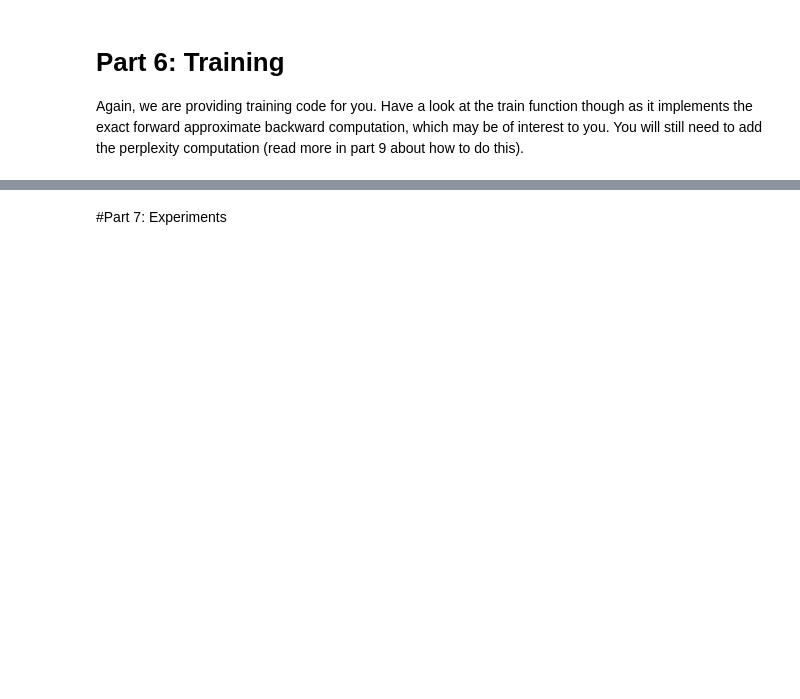
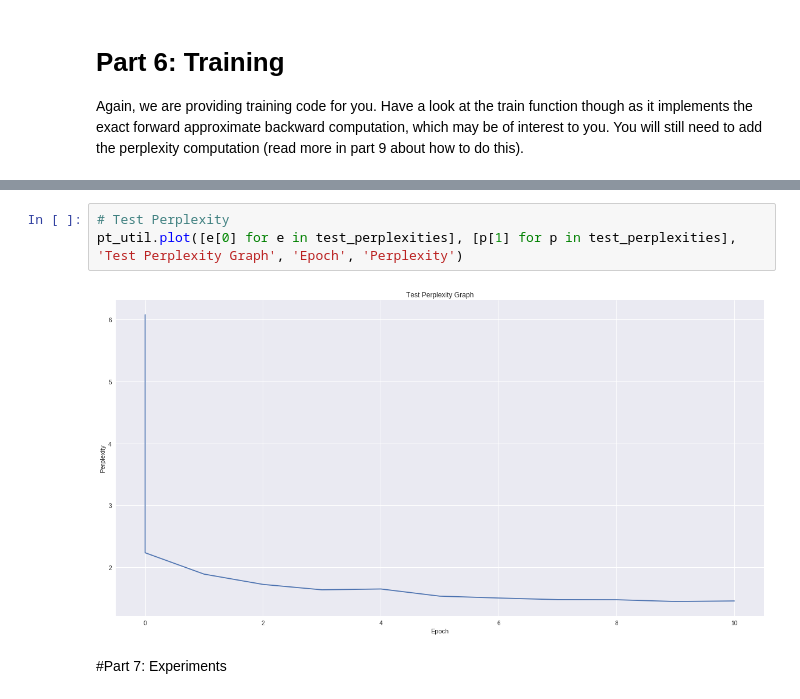
Before and after one commit to ylee64/dl-hw2, a Jupyter notebook: homework2_colab.ipynb, the cells around one changed output, grey strips where cells are left out. Saved outputs shown, nothing was run; the diff lists cells and outputs as text; blank space fills up the shorter version.

```diff
--- a/homework2_colab.ipynb
+++ b/homework2_colab.ipynb
@@ -539,3 +574,8 @@ generated sample         Harry Potterorede:y heblinouinkededeGleroubly t blebleA
+# %%
+# Test Perplexity
+pt_util.plot([e[0] for e in test_perplexities], [p[1] for p in test_perplexities], 'Test Perplexity Graph', 'Epoch', 'Perplexity')
+# %% [output]
+[figure, added]
 # %% [markdown]
 #Part 7: Experiments
 # %%
```
Also changed, not shown: parts of 21 cells of this notebook.
